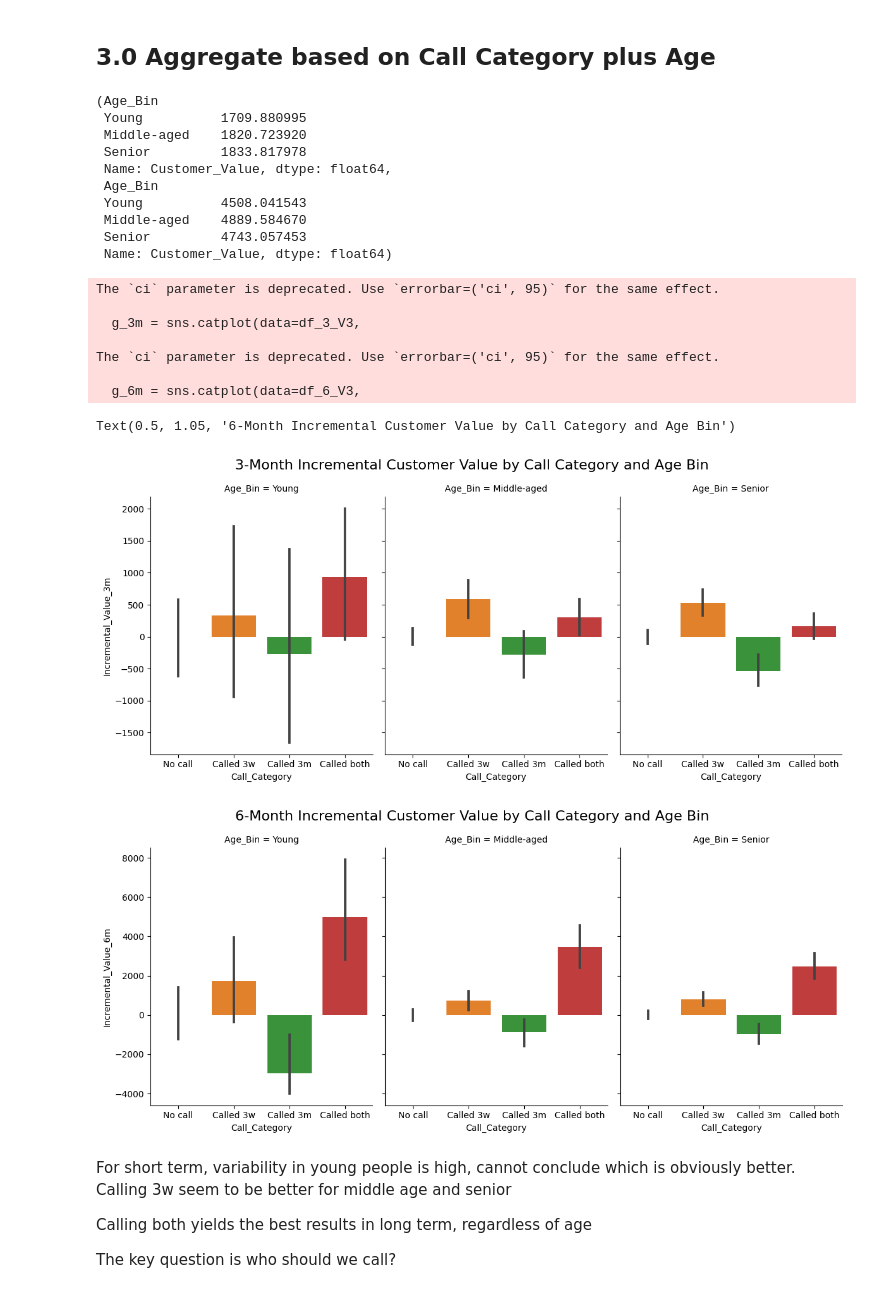
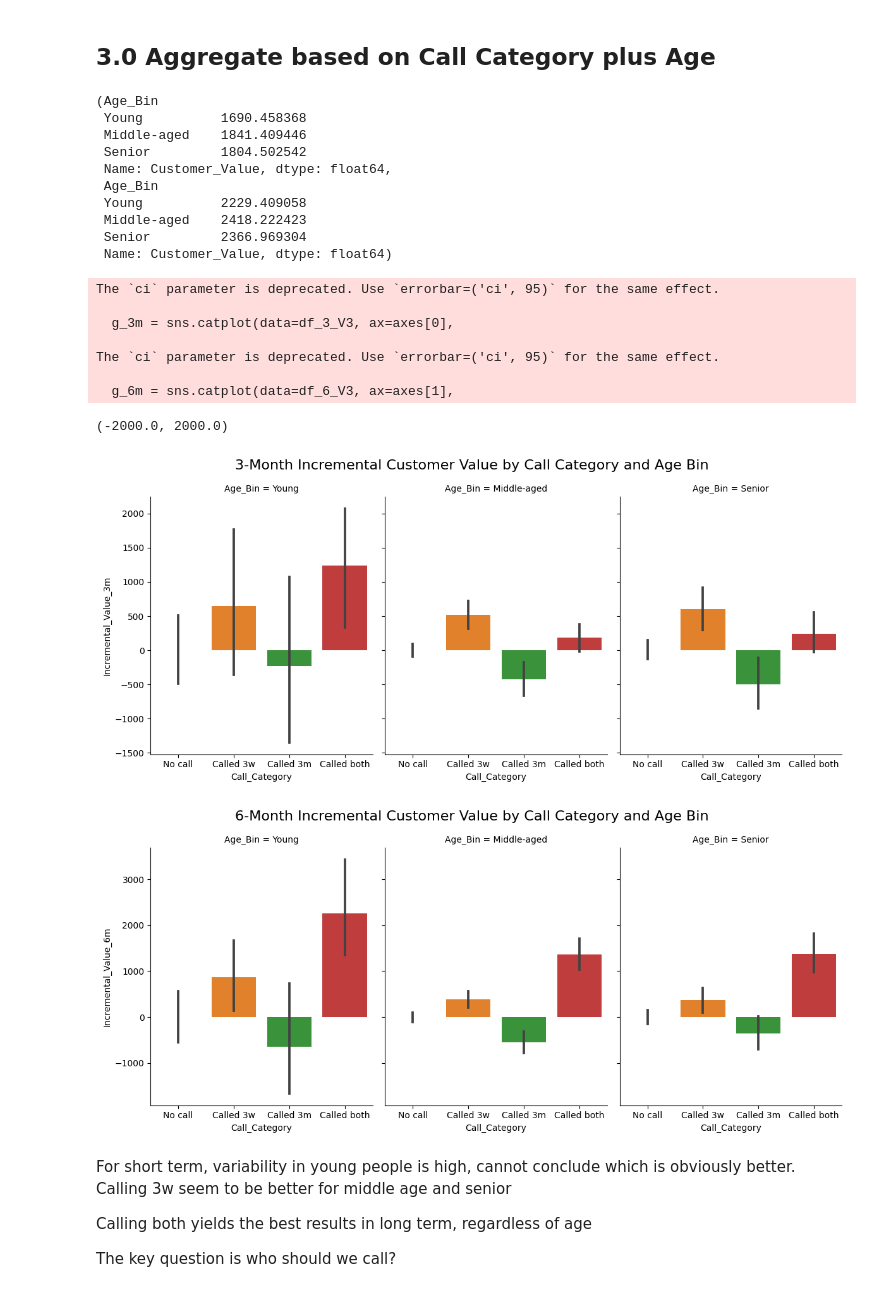
Before and after one commit to Au-Jonathan/CMPT889_A1, a Jupyter notebook: CMPT_889_Assignment_1.ipynb, the cells around one changed output. Drawn from its saved outputs; the diff is of its cells as text; code cells hidden in the pictures.

```diff
--- a/CMPT_889_Assignment_1.ipynb
+++ b/CMPT_889_Assignment_1.ipynb
@@ -83,7 +83,7 @@ df_3['Age'].describe(), df_6['Age'].describe()
  Name: Age, dtype: float64)
 # %%
 # Create age bins
-bins = [18, 29, 49, np.inf]
+bins = [18, 30, 60, np.inf]
 labels = ['Young', 'Middle-aged', 'Senior']
 
 df_3['Age_Bin'] = pd.cut(df_3['Age'], bins=bins, labels=labels)
@@ -152,7 +152,7 @@ def calculate_revenue_potential(df, months=3):
     VISA_TRANSACTION_FEE_PERCENT = 0.015  # 1.5%
     VISA_TRANSACTION_FEE_FIXED = 0.10  # 10 cents per transaction
 
-    # Time period fraction (either 3/12 or 6/12)
+    # Time period fraction (3/12)
     time_period = months / 12
 
     # Calculate Interest Income from FUA_Balance
@@ -176,7 +176,7 @@ def calculate_revenue_potential(df, months=3):
 
 # Apply the function to both datasets
 df_3 = calculate_revenue_potential(df_3, months=3)
-df_6 = calculate_revenue_potential(df_6, months=6)
+df_6 = calculate_revenue_potential(df_6, months=3) # Using 3 months for both datasets
 
 df_3[['Customer_Value']].describe(), df_6[['Customer_Value']].describe()  # Displaying the first few rows of the calculated Customer_Value for each dataset
 # %% [output]
@@ -298,6 +300,7 @@ sns.barplot(data=df_3_V2, ax=axes[0],
 axes[0].set_title('3-Month Incremental Customer Value by Call Category', fontsize=16)
 axes[0].set_xlabel('Call Category')
 axes[0].set_ylabel('Incremental Value at 3 Months')
+axes[0].set_ylim(-2000, 5000)  # Set y-axis limits for better comparison
 
 # Plotting the Incremental Value for 6-month data
 sns.barplot(data=df_6_V2, ax=axes[1],
@@ -306,6 +309,7 @@ sns.barplot(data=df_6_V2, ax=axes[1],
 axes[1].set_title('6-Month Incremental Customer Value by Call Category', fontsize=16)
 axes[1].set_xlabel('Call Category')
 axes[1].set_ylabel('Incremental Value at 6 Months')
+axes[1].set_ylim(-2000, 5000)  # Set y-axis limits for better comparison
 
 plt.tight_layout()
 plt.show()
@@ -337,14 +341,14 @@ no_call_avg_values_6m = df_6_V3[df_6_V3['Call_Category'] == 'No call'].groupby([
 no_call_avg_values_3m, no_call_avg_values_6m
 # %% [output]
 (Age_Bin
- Young          1709.880995
- Middle-aged    1820.723920
- Senior         1833.817978
+ Young          1690.458368
+ Middle-aged    1841.409446
+ Senior         1804.502542
  Name: Customer_Value, dtype: float64,
  Age_Bin
- Young          4508.041543
- Middle-aged    4889.584670
- Senior         4743.057453
+ Young          2229.409058
+ Middle-aged    2418.222423
+ Senior         2366.969304
  Name: Customer_Value, dtype: float64)
 # %%
 # Compute the Incremental_Value for each row based on its Has_Payroll and Age_Bin values
@@ -352,28 +356,30 @@ no_call_avg_values_3m, no_call_avg_values_6m
 df_3_V3['Incremental_Value_3m'] = df_3_V3.apply(lambda row: row['Customer_Value'] - no_call_avg_values_3m[(row['Age_Bin'])], axis=1)
 df_6_V3['Incremental_Value_6m'] = df_6_V3.apply(lambda row: row['Customer_Value'] - no_call_avg_values_6m[(row['Age_Bin'])], axis=1)
 # %%
-g_3m = sns.catplot(data=df_3_V3,
+g_3m = sns.catplot(data=df_3_V3, ax=axes[0],
                    x='Call_Category', y='Incremental_Value_3m', col='Age_Bin',
                    ci=95, order=call_order, kind='bar',
                    height=5, aspect=0.8)
 g_3m.fig.suptitle('3-Month Incremental Customer Value by Call Category and Age Bin', fontsize=16, y=1.05)
+axes[0].set_ylim(-2000, 2000)  # Set y-axis limits for better comparison
 
-g_6m = sns.catplot(data=df_6_V3,
+g_6m = sns.catplot(data=df_6_V3, ax=axes[1],
                    x='Call_Category', y='Incremental_Value_6m', col='Age_Bin',
                    ci=95, order=call_order, kind='bar',
                    height=5, aspect=0.8)
 g_6m.fig.suptitle('6-Month Incremental Customer Value by Call Category and Age Bin', fontsize=16, y=1.05)
+axes[1].set_ylim(-2000, 2000)  # Set y-axis limits for better comparison
 # %% [output]
 The `ci` parameter is deprecated. Use `errorbar=('ci', 95)` for the same effect.
 
-  g_3m = sns.catplot(data=df_3_V3,
+  g_3m = sns.catplot(data=df_3_V3, ax=axes[0],
 
 The `ci` parameter is deprecated. Use `errorbar=('ci', 95)` for the same effect.
 
-  g_6m = sns.catplot(data=df_6_V3,
+  g_6m = sns.catplot(data=df_6_V3, ax=axes[1],
-Text(0.5, 1.05, '6-Month Incremental Customer Value by Call Category and Age Bin')
+(-2000.0, 2000.0)
-[figure, old version]
+[figure, new version]
-[figure, old version]
+[figure, new version]
 # %% [markdown]
 For short term, variability in young people is high, cannot conclude which is obviously better. Calling 3w seem to be better for middle age and senior
 
```
Also changed, not shown: parts of 16 cells of this notebook.
